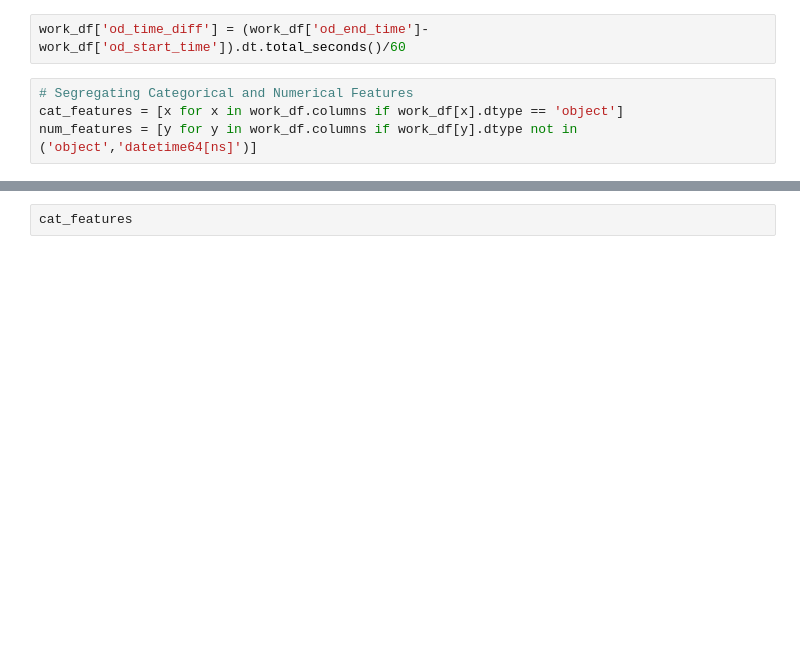
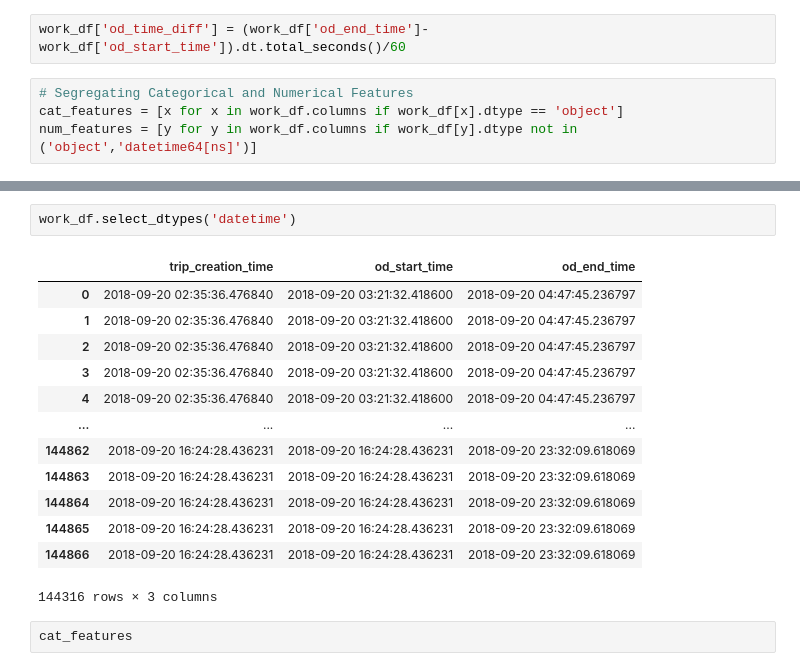
Before and after one commit to pkmariya/Scaler01, a Jupyter notebook: Delhivery_CaseStudy_Mariya_DSMLJune22.ipynb, the cells around one changed output, grey strips where cells are left out. Saved outputs shown, nothing was run; the diff lists cells and outputs as text; blank space fills up the shorter version.

```diff
--- a/Delhivery_CaseStudy_Mariya_DSMLJune22.ipynb
+++ b/Delhivery_CaseStudy_Mariya_DSMLJune22.ipynb
@@ -258,3 +290,19 @@ num_features = [y for y in work_df.columns if work_df[y].dtype not in ('object',
+# %%
+work_df.select_dtypes('datetime')
+# %% [output]
+|  | trip_creation_time | od_start_time | od_end_time |
+| 0 | 2018-09-20 02:35:36.476840 | 2018-09-20 03:21:32.418600 | 2018-09-20 04:47:45.236797 |
+| 1 | 2018-09-20 02:35:36.476840 | 2018-09-20 03:21:32.418600 | 2018-09-20 04:47:45.236797 |
+| 2 | 2018-09-20 02:35:36.476840 | 2018-09-20 03:21:32.418600 | 2018-09-20 04:47:45.236797 |
+| 3 | 2018-09-20 02:35:36.476840 | 2018-09-20 03:21:32.418600 | 2018-09-20 04:47:45.236797 |
+| 4 | 2018-09-20 02:35:36.476840 | 2018-09-20 03:21:32.418600 | 2018-09-20 04:47:45.236797 |
+| ... | ... | ... | ... |
+| 144862 | 2018-09-20 16:24:28.436231 | 2018-09-20 16:24:28.436231 | 2018-09-20 23:32:09.618069 |
+| 144863 | 2018-09-20 16:24:28.436231 | 2018-09-20 16:24:28.436231 | 2018-09-20 23:32:09.618069 |
+| 144864 | 2018-09-20 16:24:28.436231 | 2018-09-20 16:24:28.436231 | 2018-09-20 23:32:09.618069 |
+| 144865 | 2018-09-20 16:24:28.436231 | 2018-09-20 16:24:28.436231 | 2018-09-20 23:32:09.618069 |
+| 144866 | 2018-09-20 16:24:28.436231 | 2018-09-20 16:24:28.436231 | 2018-09-20 23:32:09.618069 |
+144316 rows × 3 columns
 # %%
 cat_features
 # %% [output]
```
Also changed, not shown: parts of 6 cells of this notebook.
